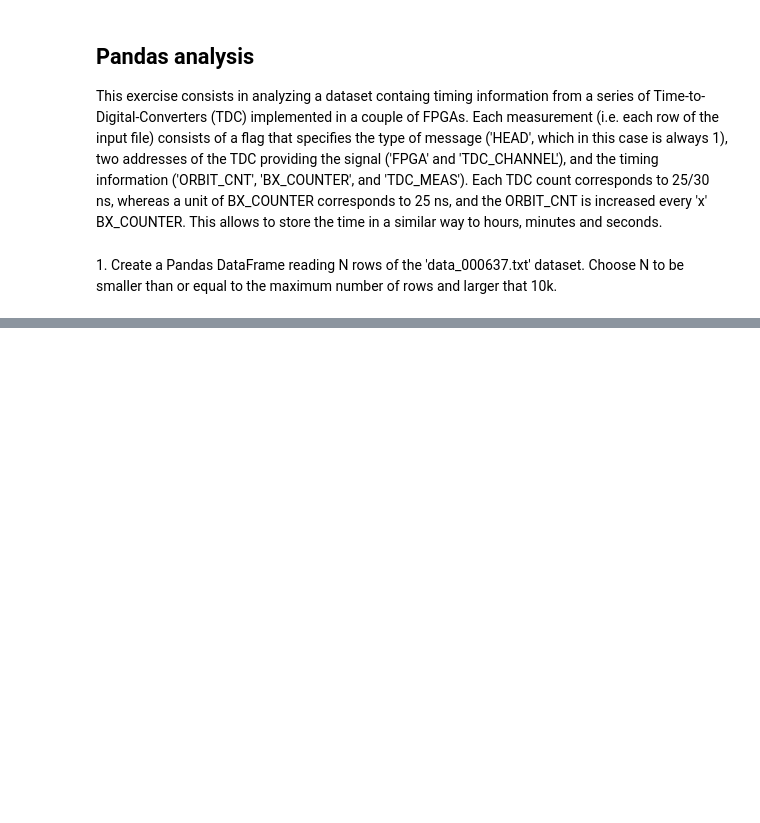
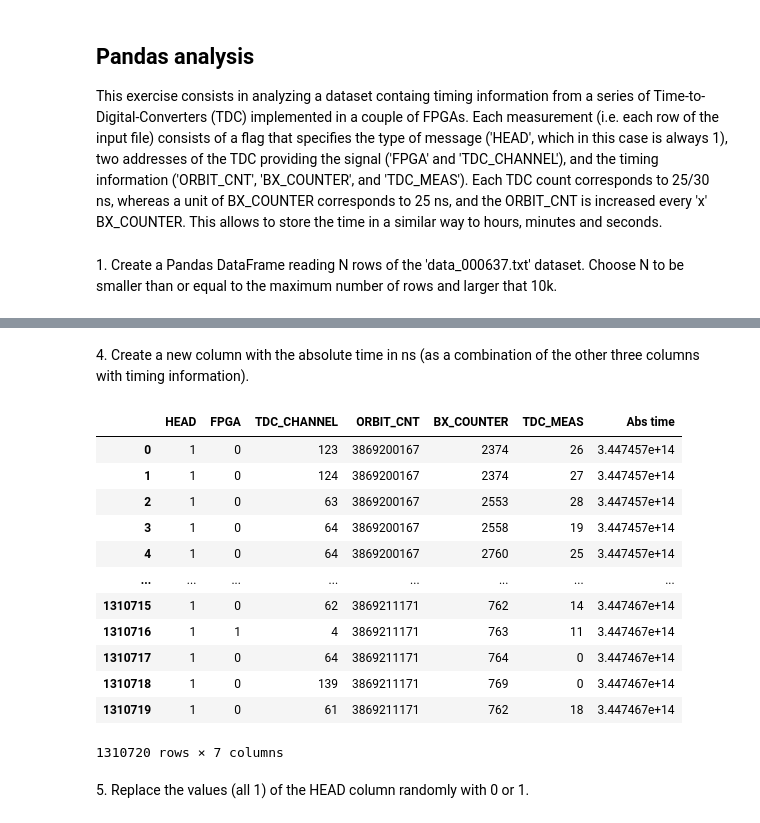
Before and after one commit to androjaslo/LaboratoryOfComputationalPhysics_Y8, a Jupyter notebook: 06ex_Pandas.ipynb, the cells around one changed output, grey strips where cells are left out. Drawn from its saved outputs; the diff is of its cells as text; code cells hidden in the pictures; blank space fills up the shorter version.

```diff
--- a/06ex_Pandas.ipynb
+++ b/06ex_Pandas.ipynb
@@ -27,0 +78,24 @@ import pandas as pd
+# %% [markdown]
+4\. Create a new column with the absolute time in ns (as a combination of the other three columns with timing information).
+# %%
+#Dado que el maximo de bx es 3564, entonces tendremos que el equivalente a un orbit es 3564*25ns=89100ns=89.1us.
+#Luego, para calcular el tiempo total, tenemos que multiplicar el numero de orbits por 89.1us.
+df['Abs time']= (df['ORBIT_CNT']*3564+df['BX_COUNTER']+(df['TDC_MEAS']/30))*25.
+df
+#print((df['Abs time'].max()-df['Abs time'].min())*1e-9)
+# %% [output]
+|  | HEAD | FPGA | TDC_CHANNEL | ORBIT_CNT | BX_COUNTER | TDC_MEAS | Abs time |
+| 0 | 1 | 0 | 123 | 3869200167 | 2374 | 26 | 3.447457e+14 |
+| 1 | 1 | 0 | 124 | 3869200167 | 2374 | 27 | 3.447457e+14 |
+| 2 | 1 | 0 | 63 | 3869200167 | 2553 | 28 | 3.447457e+14 |
+| 3 | 1 | 0 | 64 | 3869200167 | 2558 | 19 | 3.447457e+14 |
+| 4 | 1 | 0 | 64 | 3869200167 | 2760 | 25 | 3.447457e+14 |
+| ... | ... | ... | ... | ... | ... | ... | ... |
+| 1310715 | 1 | 0 | 62 | 3869211171 | 762 | 14 | 3.447467e+14 |
+| 1310716 | 1 | 1 | 4 | 3869211171 | 763 | 11 | 3.447467e+14 |
+| 1310717 | 1 | 0 | 64 | 3869211171 | 764 | 0 | 3.447467e+14 |
+| 1310718 | 1 | 0 | 139 | 3869211171 | 769 | 0 | 3.447467e+14 |
+| 1310719 | 1 | 0 | 61 | 3869211171 | 762 | 18 | 3.447467e+14 |
+1310720 rows × 7 columns
+# %% [markdown]
+5\. Replace the values (all 1) of the HEAD column randomly with 0 or 1.
```
Also changed, not shown: parts of 21 cells of this notebook, 8 other files.
